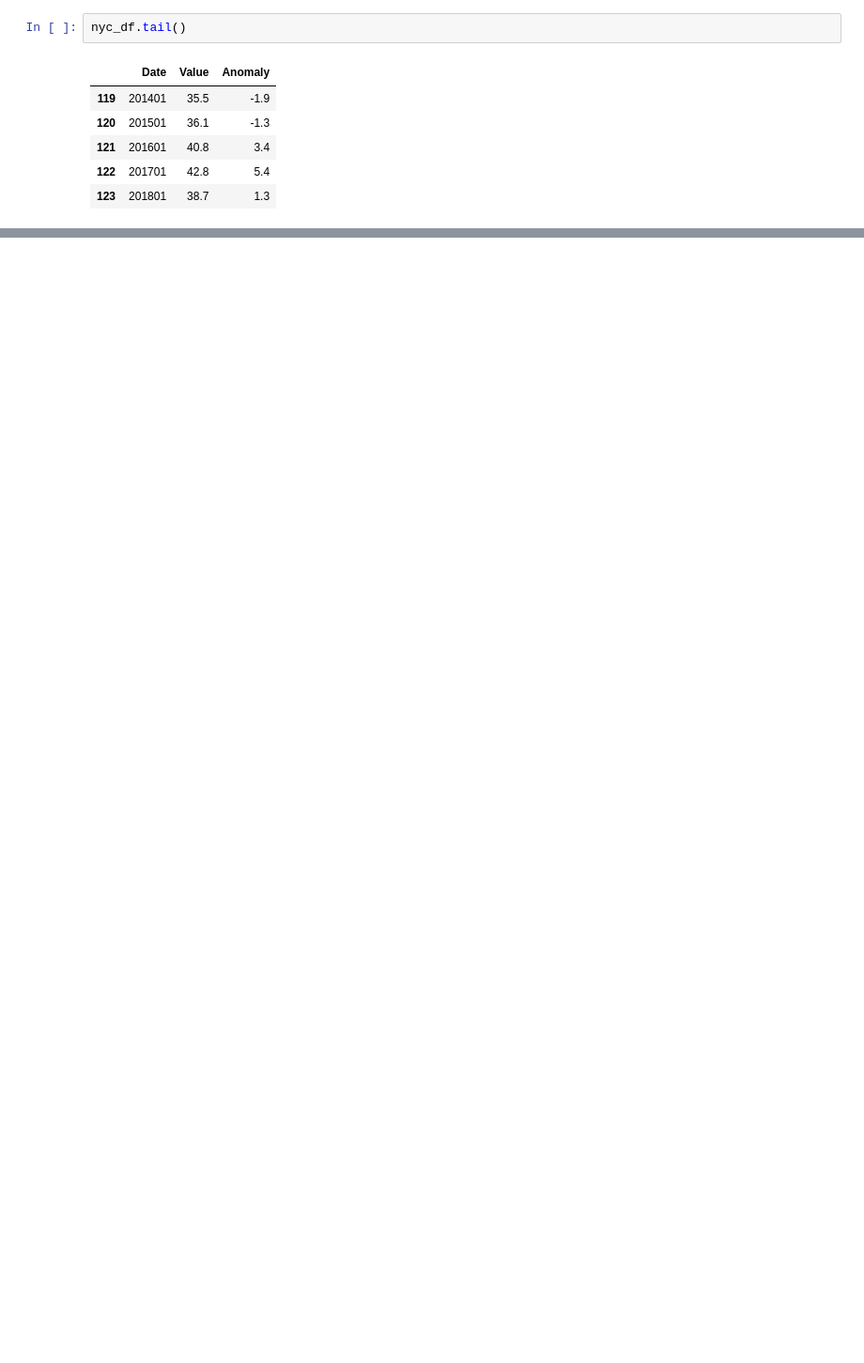
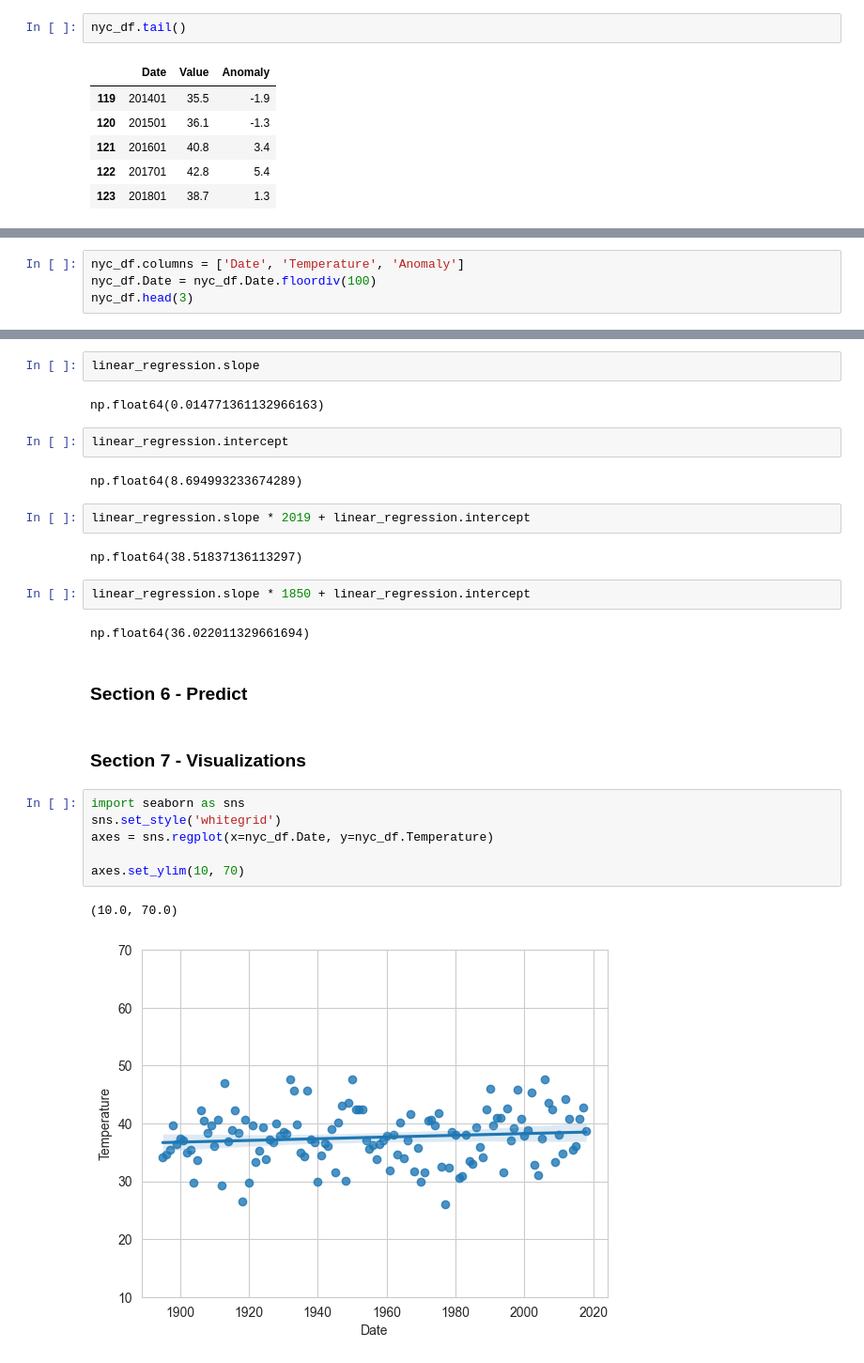
Before and after one commit to dfintel25/datafun-07-ml, a Jupyter notebook: fintel_ml.ipynb, the cells around one changed output, grey strips where cells are left out. Shown at 94% size. Cells and saved outputs as stored; diff of their text form; blank space fills up the shorter version.

```diff
--- a/fintel_ml.ipynb
+++ b/fintel_ml.ipynb
@@ -50,0 +61,4 @@ nyc_df.tail()
+# %%
+nyc_df.columns = ['Date', 'Temperature', 'Anomaly']
+nyc_df.Date = nyc_df.Date.floordiv(100)
+nyc_df.head(3)
@@ -50,0 +91,29 @@ nyc_df.tail()
+# %%
+linear_regression.slope
+# %% [output]
+np.float64(0.014771361132966163)
+# %%
+linear_regression.intercept
+# %% [output]
+np.float64(8.694993233674289)
+# %%
+linear_regression.slope * 2019 + linear_regression.intercept
+# %% [output]
+np.float64(38.51837136113297)
+# %%
+linear_regression.slope * 1850 + linear_regression.intercept
+# %% [output]
+np.float64(36.022011329661694)
+# %% [markdown]
+### Section 6 - Predict
+# %% [markdown]
+### Section 7 - Visualizations
+# %%
+import seaborn as sns
+sns.set_style('whitegrid')
+axes = sns.regplot(x=nyc_df.Date, y=nyc_df.Temperature)
+
+axes.set_ylim(10, 70)
+# %% [output]
+(10.0, 70.0)
+[figure, added]
```
Also changed, not shown: parts of 31 cells of this notebook.
